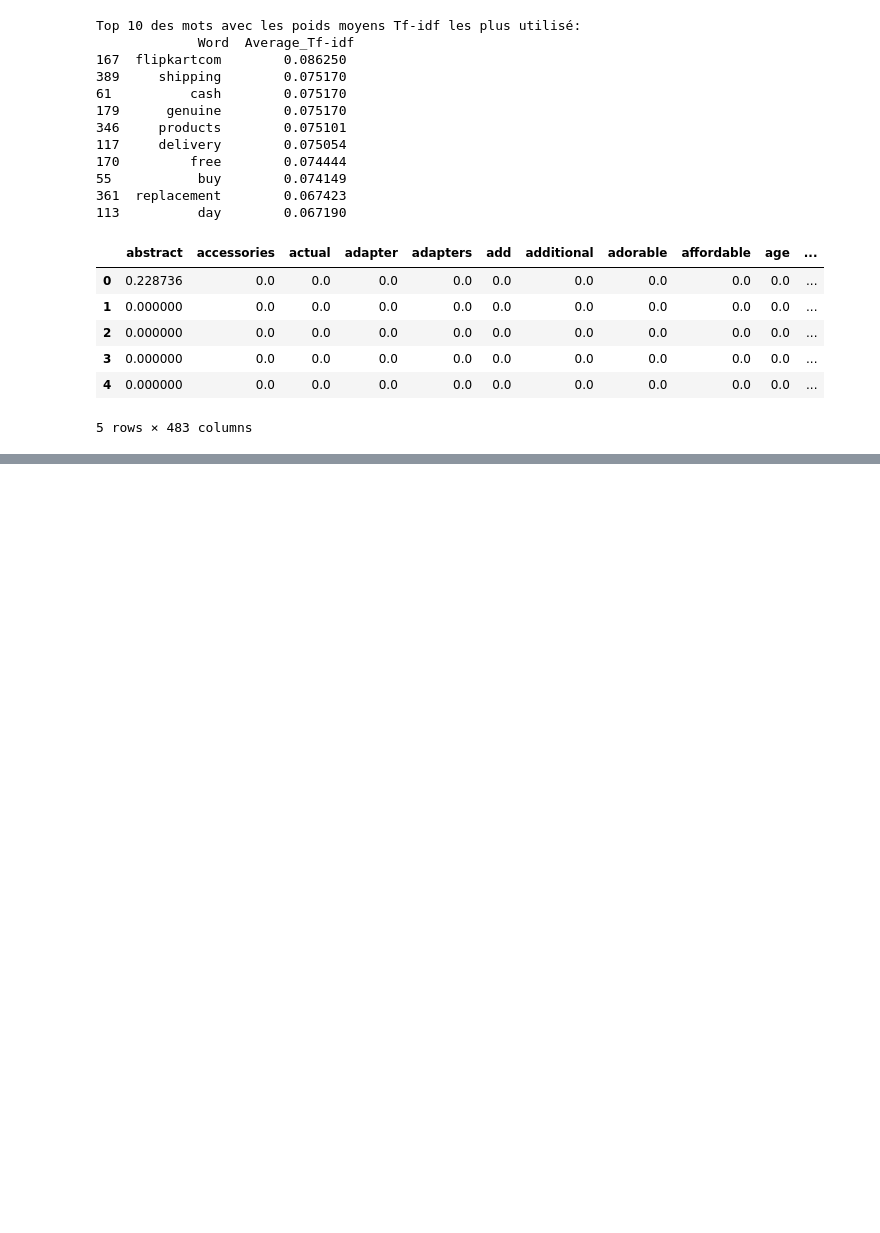
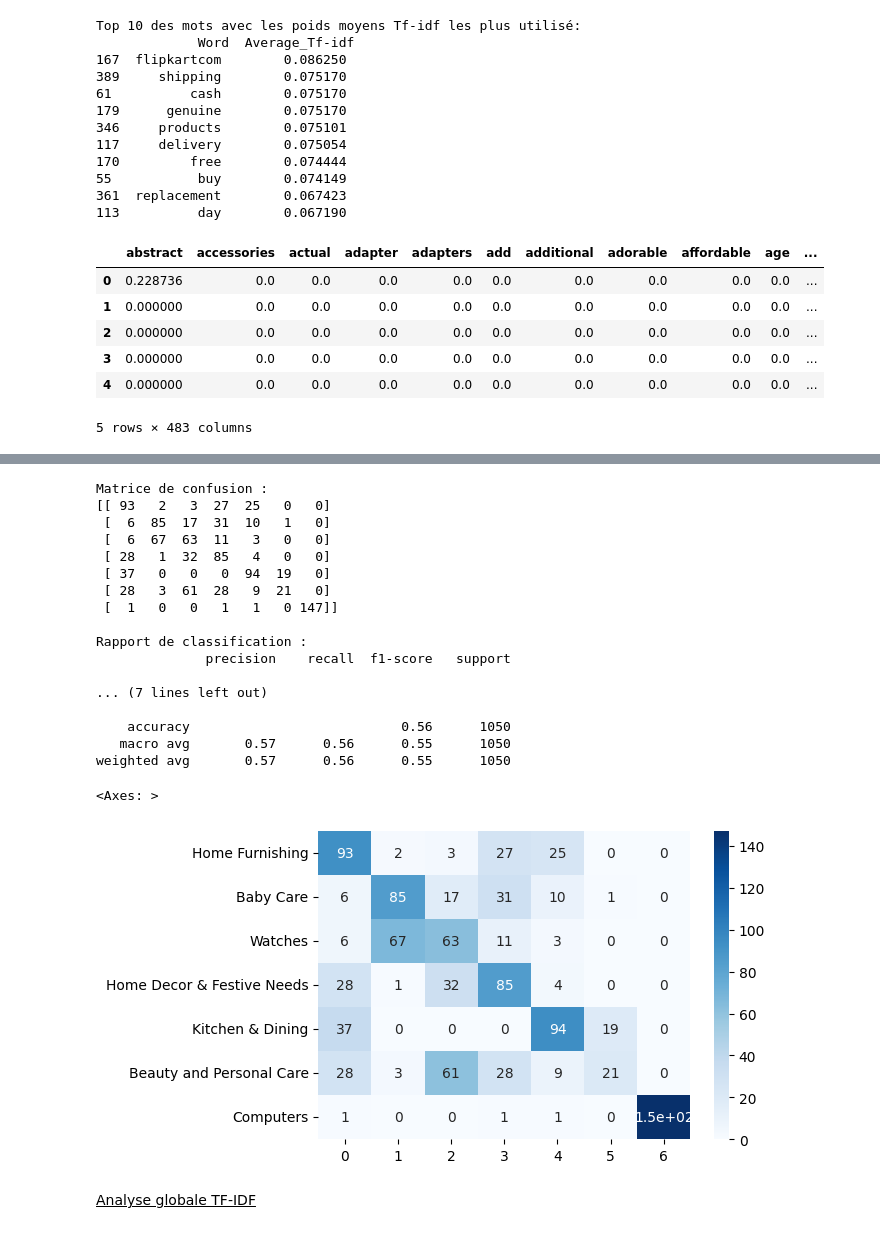
Before and after one commit to nel-data07/projet_8, a Jupyter notebook: Veille technique/Fifi_Nelly_2_notebook_veille_122024.ipynb, the cells around one changed output, grey strips where cells are left out. Cells and saved outputs as stored; diff of their text form; code cells hidden in the pictures; blank space fills up the shorter version.

```diff
--- a/Veille technique/Fifi_Nelly_2_notebook_veille_122024.ipynb
+++ b/Veille technique/Fifi_Nelly_2_notebook_veille_122024.ipynb
@@ -406,0 +397,60 @@ Asking to truncate to max_length but no maximum length is provided and the model
+# %%
+# Définir la fonction conf_mat_transform
+def conf_mat_transform(true_labels, predicted_labels):
+    """
+    Aligne les clusters sur les vraies classes en utilisant la matrice de confusion
+    et l'algorithme d'affectation hongroise.
+    """
+    # Calculer la matrice de confusion brute
+    conf_matrix_raw = confusion_matrix(true_labels, predicted_labels)
+
+    # Appliquer l'algorithme hongrois pour maximiser les correspondances
+    row_ind, col_ind = linear_sum_assignment(-conf_matrix_raw)
+
+    # Créer un mappage entre les clusters prédits et les classes réelles
+    cluster_mapping = {col: row for col, row in zip(col_ind, row_ind)}
+
+    # Transformer les étiquettes prédites en utilisant le mappage
+    transformed_labels = [cluster_mapping[label] for label in predicted_labels]
+    return transformed_labels
+
+# Appliquer la transformation aux clusters prédits pour les données TF-IDF
+clusters_transformed = conf_mat_transform(y, clusters)
+
+# Calcul de la matrice de confusion et du rapport de classification avec les clusters transformés
+conf_mat = confusion_matrix(y, clusters_transformed)
+print("Matrice de confusion :")
+print(conf_mat)
+
+print("\nRapport de classification :")
+print(classification_report(y, clusters_transformed))
+
+# Affichage de la matrice de confusion sous forme de heatmap
+list_labels = ["Home Furnishing", "Baby Care", "Watches", "Home Decor & Festive Needs", "Kitchen & Dining", "Beauty and Personal Care", "Computers"]
+
+df_cm = pd.DataFrame(conf_mat, index = [label for label in list_labels],
+                  columns = [i for i in "0123456"])
+plt.figure(figsize = (6,4))
+sns.heatmap(df_cm, annot=True, cmap="Blues")
+# %% [output]
+Matrice de confusion :
+[[ 93   2   3  27  25   0   0]
+ [  6  85  17  31  10   1   0]
+ [  6  67  63  11   3   0   0]
+ [ 28   1  32  85   4   0   0]
+ [ 37   0   0   0  94  19   0]
+ [ 28   3  61  28   9  21   0]
+ [  1   0   0   1   1   0 147]]
+
+Rapport de classification :
+              precision    recall  f1-score   support
+
+... (7 lines left out)
+
+    accuracy                           0.56      1050
+   macro avg       0.57      0.56      0.55      1050
+weighted avg       0.57      0.56      0.55      1050
+<Axes: >
+[figure, added]
+# %% [markdown]
+<span style="text-decoration: underline;">Analyse globale TF-IDF</span>
```
Also changed, not shown: parts of 44 cells of this notebook, 6 other files.
